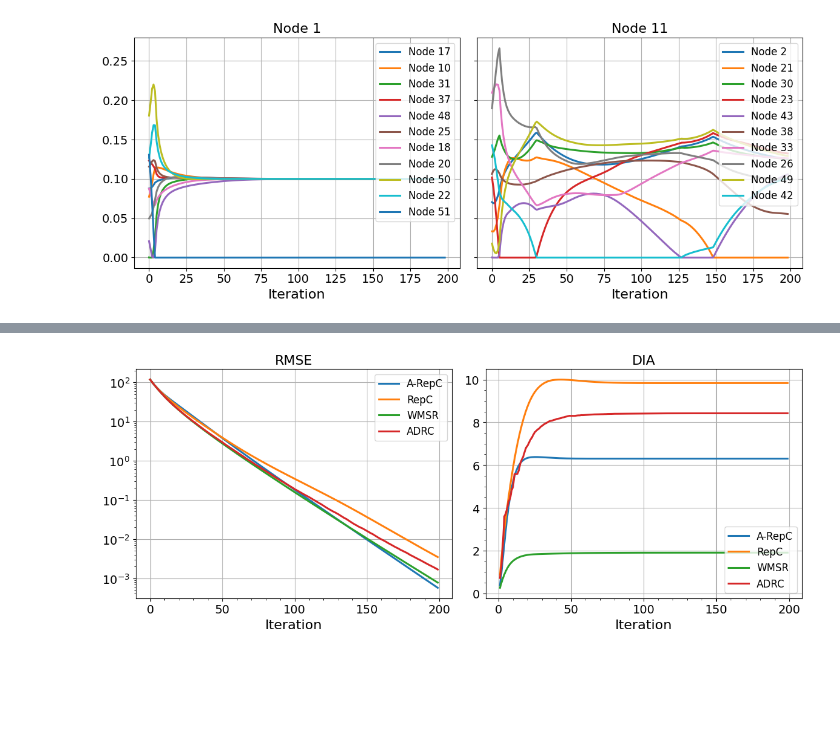
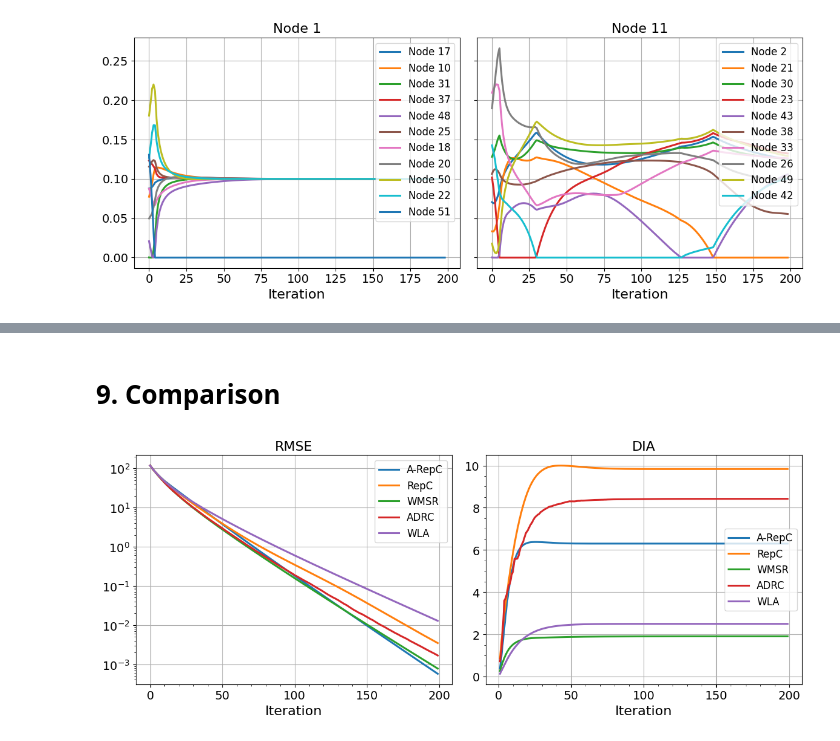
Before and after one commit to rui-huang-opt/arepc, a Jupyter notebook: examples/large_scale.ipynb, the cells around one changed output, grey strips where cells are left out. Saved outputs shown, nothing was run; the diff lists cells and outputs as text; code cells hidden in the pictures; blank space fills up the shorter version.

```diff
--- a/examples/large_scale.ipynb
+++ b/examples/large_scale.ipynb
@@ -1237,0 +1199,31 @@ if __name__ == "__main__":
+# %%
+if __name__ == "__main__":
+    plt.rcParams.update(
+        {
+            "font.size": 14,
+            "axes.labelsize": 16,
+            "axes.titlesize": 16,
+            "xtick.labelsize": 14,
+            "ytick.labelsize": 14,
+            "legend.fontsize": 12,
+            "lines.linewidth": 2.2,
+        }
+    )
+
+    axes: np.ndarray
+    fig, axes = plt.subplots(1, 2, figsize=(12, 5), sharey=True)
+
+    wla_reps = {i: wla_data[i][1] for i in NORMAL_NODES}
+    representative_nodes = ["1", "11"]
+
+    for i, ax in zip(representative_nodes, axes.flatten()):
+        ax: maxes.Axes
+        reps_for_i = wla_reps[i]
+        for j in reps_for_i:
+            ax.plot(reps_for_i[j], label=f"Node {j}")
+        ax.set_title(f"Node {i}")
+        ax.set_xlabel("Iteration")
+        ax.legend(loc="upper right")
+        ax.grid()
+
+    fig.tight_layout()
@@ -1238,3 +1232,5 @@ if __name__ == "__main__":
+# %% [markdown]
+# 9. Comparison
 # %%
 plt.rcParams.update(
     {
@@ -1274,42 +1270,50 @@ adrc_avg_states: npt.NDArray[np.float64] = np.average(adrc_states, axis=0)
 diffs = adrc_states - adrc_avg_states
 adrc_rmse = np.sqrt(np.mean(np.sum(diffs**2, axis=2), axis=0))
 
+wla_states = np.array([wla_data[i][0] for i in NORMAL_NODES])
+wla_avg_states: npt.NDArray[np.float64] = np.average(wla_states, axis=0)
+diffs = wla_states - wla_avg_states
+wla_rmse = np.sqrt(np.mean(np.sum(diffs**2, axis=2), axis=0))
+
 ax1.semilogy(ITERS, arepc_rmse, label="A-RepC")
 ax1.semilogy(ITERS, repc_rmse, label="RepC")
 ax1.semilogy(ITERS, wmsr_rmse, label="WMSR")
 ax1.semilogy(ITERS, adrc_rmse, label="ADRC")
+ax1.semilogy(ITERS, wla_rmse, label="WLA")
 ax1.set_xlabel("Iteration")
 ax1.set_title("RMSE")
 ax1.legend()
 ax1.minorticks_on()
 ax1.grid()
 
 fig.tight_layout()
 
 arepc_x0_mean = arepc_avg_states[0]
 arepc_drift = np.linalg.norm(arepc_avg_states - arepc_x0_mean[None, :], axis=1)
 
 repc_x0_mean = repc_avg_states[0]
 repc_drift = np.linalg.norm(repc_avg_states - repc_x0_mean[None, :], axis=1)
 
 wmsr_x0_mean = wmsr_avg_states[0]
 wmsr_drift = np.linalg.norm(wmsr_avg_states - wmsr_x0_mean[None, :], axis=1)
 
 adrc_x0_mean = adrc_avg_states[0]
 adrc_drift = np.linalg.norm(adrc_avg_states - adrc_x0_mean[None, :], axis=1)
 
+wla_x0_mean = wla_avg_states[0]
+wla_drift = np.linalg.norm(wla_avg_states - wla_x0_mean[None, :], axis=1)
+
 ax2.plot(ITERS[1:], arepc_drift[1:], label="A-RepC")
 ax2.plot(ITERS[1:], repc_drift[1:], label="RepC")
 ax2.plot(ITERS[1:], wmsr_drift[1:], label="WMSR")
 ax2.plot(ITERS[1:], adrc_drift[1:], label="ADRC")
+ax2.plot(ITERS[1:], wla_drift[1:], label="WLA")
 ax2.set_xlabel("Iteration")
 ax2.set_title("DIA")
 ax2.legend()
 ax2.minorticks_on()
 ax2.grid()
 
 fig.tight_layout()
-
-fig.savefig("rmse_and_dia.pdf", bbox_inches="tight", format="pdf")
 # %% [output]
-[figure, old version]
+[figure, new version]
```
Also changed, not shown: parts of 31 cells of this notebook, 3 other files.
